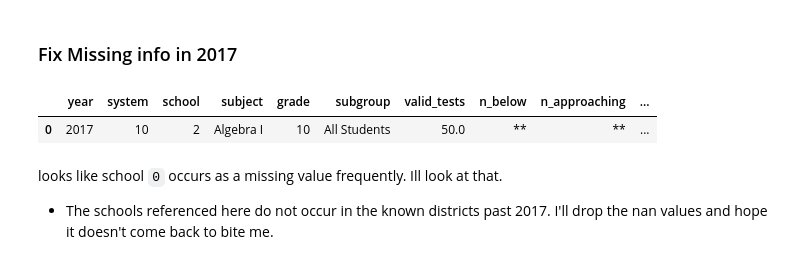
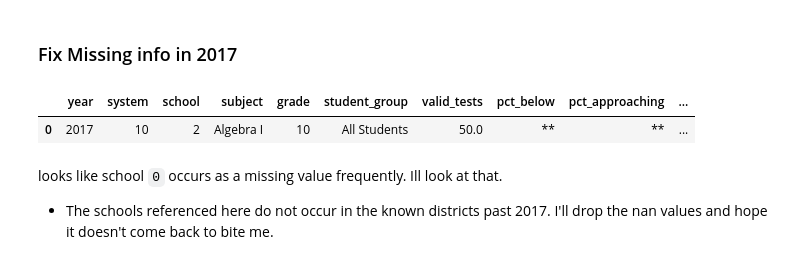
Before and after one commit to Claytor/Capstone_TN_COVID_School_Achievement_Impact, a Jupyter notebook: notebooks/school_assessments_join.ipynb, the cells around one changed output. Cells and saved outputs as stored; diff of their text form; code cells hidden in the pictures.

Commit message:
rename and trim 2017. need mapping for test col.

```diff
--- a/notebooks/school_assessments_join.ipynb
+++ b/notebooks/school_assessments_join.ipynb
@@ -126,15 +126,32 @@ fig.show()
 # %% [markdown]
 ### Fix Missing info in 2017
 # %%
-# Create a unique mapping of `all_but_2017` dataframe
+# Create a unique mapping of `all_but_2017` dataframe.
+# This is due to there not being a name associated with the numbers
 mapping_all_but_2017 = all_but_2017.drop_duplicates(subset=['system', 'school'])
 
-# Merge the dataframes
-data_2017 = pd.merge(data_2017, mapping_all_but_2017[['system', 'system_name', 'school', 'school_name']], on=['system', 'school'], how='left')
+# Merge the 2017 with the mapping
+data_2017 = pd.merge(data_2017, mapping_all_but_2017[['system', 'system_name', 'school', 'school_name']], on=['system', 'school'], how='left')\
+
+# Renaming 2017 with standard naming conventions and dropping unneccissary columns
+data_2017 = data_2017.rename(
+    columns={
+    'pct_on_track': 'pct_met_expectations',
+    'pct_mastered': 'pct_exceeded_expectations',
+    'subgroup': 'student_group',
+    'pct_on_mastered': 'pct_met_exceeded'
+})
+
+# Dropping the columns not needed for analysis
+data_2017 = data_2017.drop([
+    'n_below',
+    'n_approaching',
+    'n_on_track',
+    'n_mastered'], axis=1)
 
 data_2017.head(n=1)
 # %% [output]
-|  | year | system | school | subject | grade | subgroup | valid_tests | n_below | n_approaching | ... |
+|  | year | system | school | subject | grade | student_group | valid_tests | pct_below | pct_approaching | ... |
 | 0 | 2017 | 10 | 2 | Algebra I | 10 | All Students | 50.0 | ** | ** | ... |
 # %% [markdown]
 looks like school `0` occurs as a missing value frequently.  Ill look at that.
```
